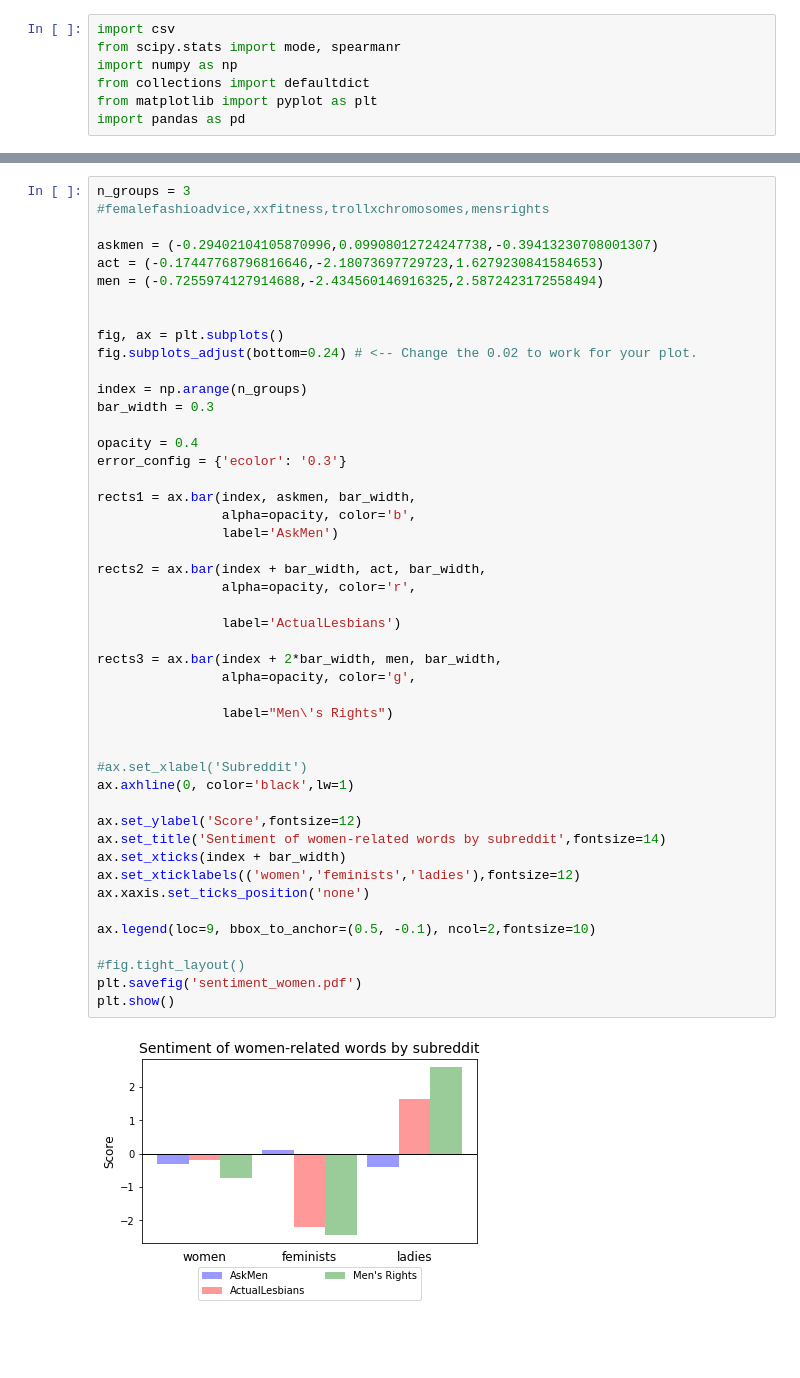
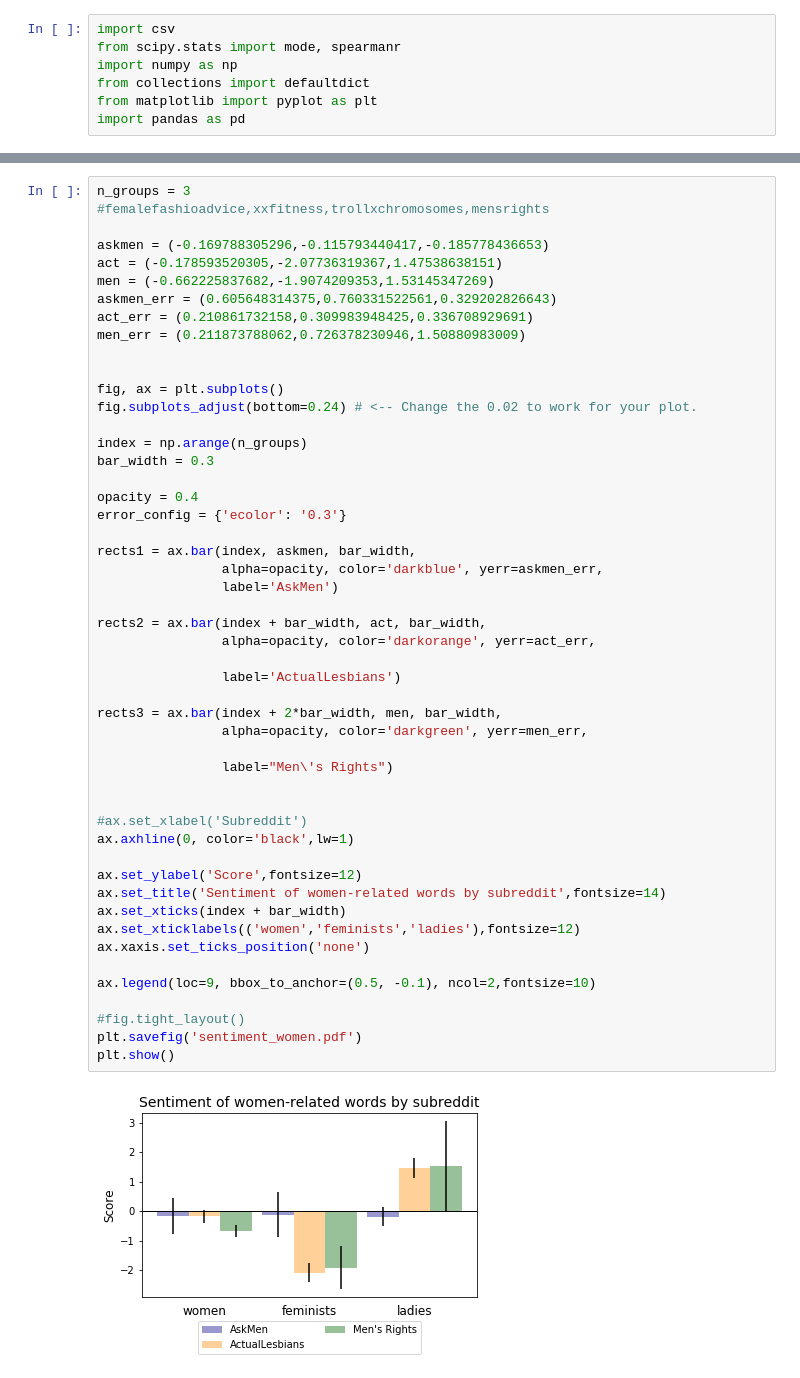
Before and after one commit to lucy3/reddit-sent, a Jupyter notebook: code/plot_sim_correlations.ipynb, the cells around one changed output, grey strips where cells are left out. Cells and saved outputs as stored; diff of their text form; blank space fills up the shorter version.

```diff
--- a/code/plot_sim_correlations.ipynb
+++ b/code/plot_sim_correlations.ipynb
@@ -265,9 +404,12 @@ get_sentiments('ladies')
 n_groups = 3
 #femalefashioadvice,xxfitness,trollxchromosomes,mensrights
 
-askmen = (-0.29402104105870996,0.09908012724247738,-0.39413230708001307)
-act = (-0.17447768796816646,-2.18073697729723,1.6279230841584653)
-men = (-0.7255974127914688,-2.434560146916325,2.5872423172558494)
+askmen = (-0.169788305296,-0.115793440417,-0.185778436653)
+act = (-0.178593520305,-2.07736319367,1.47538638151)
+men = (-0.662225837682,-1.9074209353,1.53145347269)
+askmen_err = (0.605648314375,0.760331522561,0.329202826643)
+act_err = (0.210861732158,0.309983948425,0.336708929691)
+men_err = (0.211873788062,0.726378230946,1.50880983009)
 
 
 fig, ax = plt.subplots()
@@ -279,34 +421,34 @@ bar_width = 0.3
 opacity = 0.4
 error_config = {'ecolor': '0.3'}
 
 rects1 = ax.bar(index, askmen, bar_width,
-                alpha=opacity, color='b',
+                alpha=opacity, color='darkblue', yerr=askmen_err,
                 label='AskMen')
 
 rects2 = ax.bar(index + bar_width, act, bar_width,
-                alpha=opacity, color='r',
+                alpha=opacity, color='darkorange', yerr=act_err,
 
                 label='ActualLesbians')
 
 rects3 = ax.bar(index + 2*bar_width, men, bar_width,
-                alpha=opacity, color='g',
+                alpha=opacity, color='darkgreen', yerr=men_err,
 
                 label="Men\'s Rights")
 
 
 #ax.set_xlabel('Subreddit')
 ax.axhline(0, color='black',lw=1)
 
 ax.set_ylabel('Score',fontsize=12)
 ax.set_title('Sentiment of women-related words by subreddit',fontsize=14)
 ax.set_xticks(index + bar_width)
 ax.set_xticklabels(('women','feminists','ladies'),fontsize=12)
 ax.xaxis.set_ticks_position('none')
 
 ax.legend(loc=9, bbox_to_anchor=(0.5, -0.1), ncol=2,fontsize=10)
 
 #fig.tight_layout()
 plt.savefig('sentiment_women.pdf')
 plt.show()
 # %% [output]
-[figure, old version]
+[figure, new version]
```
Also changed, not shown: parts of 25 cells of this notebook, 17 other files.
